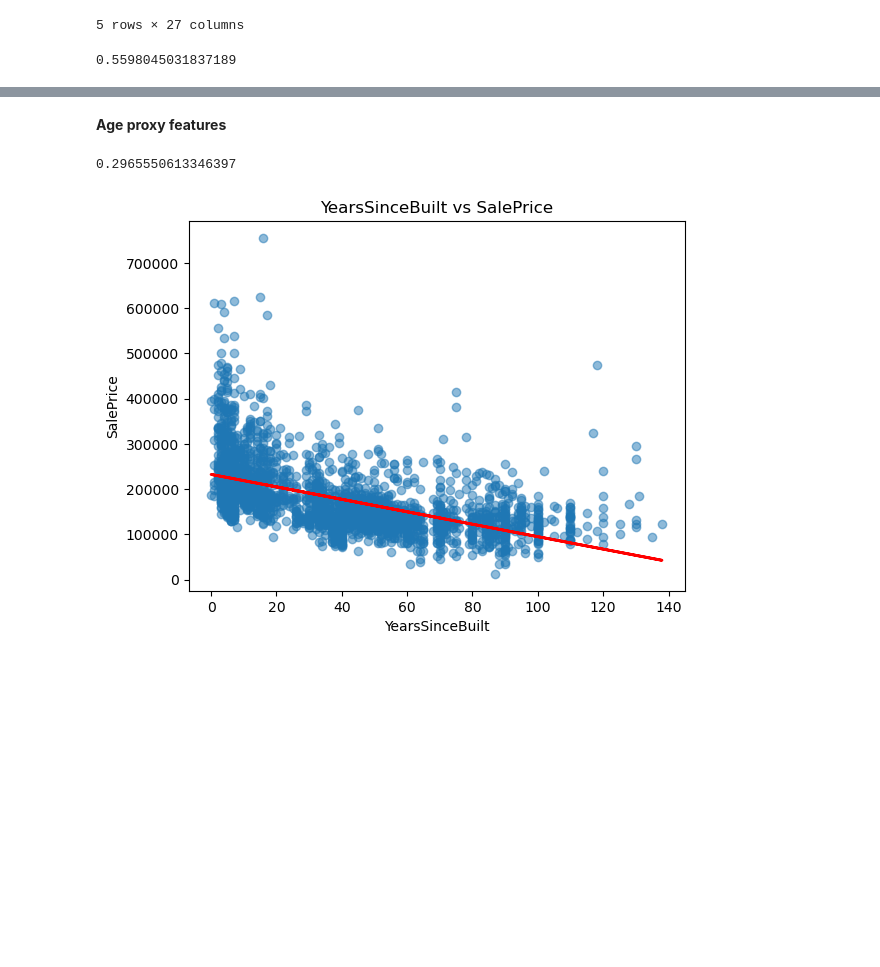
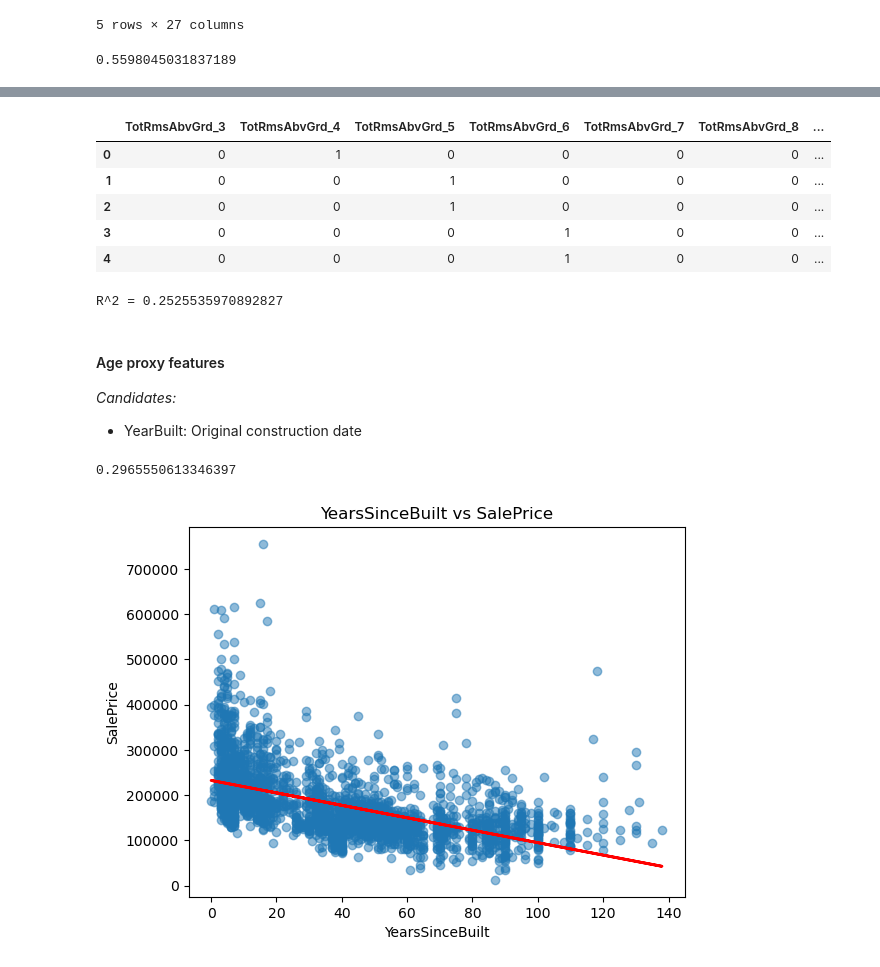
Before and after one commit to bassoonelephant/ames, a Jupyter notebook: 2-ames-LR.ipynb, the cells around one changed output, grey strips where cells are left out. Saved outputs shown, nothing was run; the diff lists cells and outputs as text; code cells hidden in the pictures; blank space fills up the shorter version.

Commit message:
Add upgrades and updates proxy features; tidy up

```diff
--- a/2-ames-LR.ipynb
+++ b/2-ames-LR.ipynb
@@ -200,4 +240,30 @@ print(scores)
+# %%
+# Dummify the 'TotRmsAbvGrd' column
+totrms_dummies = pd.get_dummies(predictors['TotRmsAbvGrd'], prefix='TotRmsAbvGrd')
+
+# Drop the first column
+totrms_dummies = totrms_dummies.drop('TotRmsAbvGrd_2', axis=1)
+
+totrms_dummies.head()
+# %% [output]
+|  | TotRmsAbvGrd_3 | TotRmsAbvGrd_4 | TotRmsAbvGrd_5 | TotRmsAbvGrd_6 | TotRmsAbvGrd_7 | TotRmsAbvGrd_8 | ... |
+| 0 | 0 | 1 | 0 | 0 | 0 | 0 | ... |
+| 1 | 0 | 0 | 1 | 0 | 0 | 0 | ... |
+| 2 | 0 | 0 | 1 | 0 | 0 | 0 | ... |
+| 3 | 0 | 0 | 0 | 1 | 0 | 0 | ... |
+| 4 | 0 | 0 | 0 | 1 | 0 | 0 | ... |
+# %%
+# Fit the model
+lr.fit(totrms_dummies, target)
+
+# Show the R^2 score
+print(f"R^2 = {lr.score(totrms_dummies, target)}")
+# %% [output]
+R^2 = 0.2525535970892827
 # %% [markdown]
-**Age proxy features**
+#### Age proxy features
+
+*Candidates:*
+- YearBuilt: Original construction date
 # %%
 # Create a new feature representing YearsSinceBuilt
```
Also changed, not shown: parts of 22 cells of this notebook.
